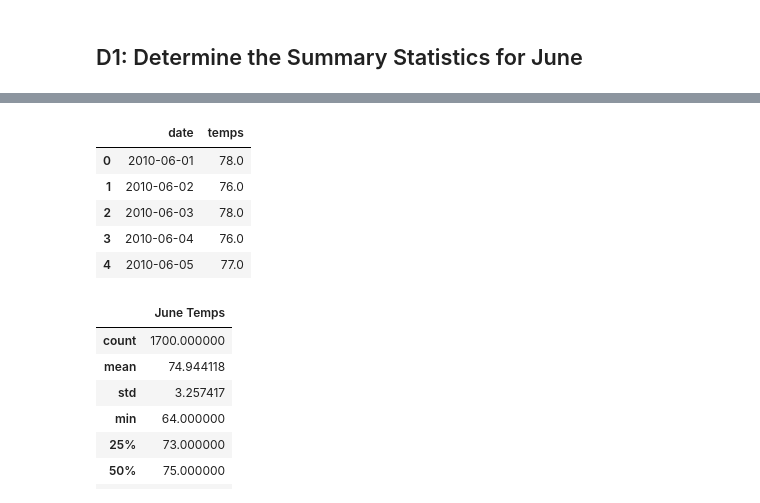
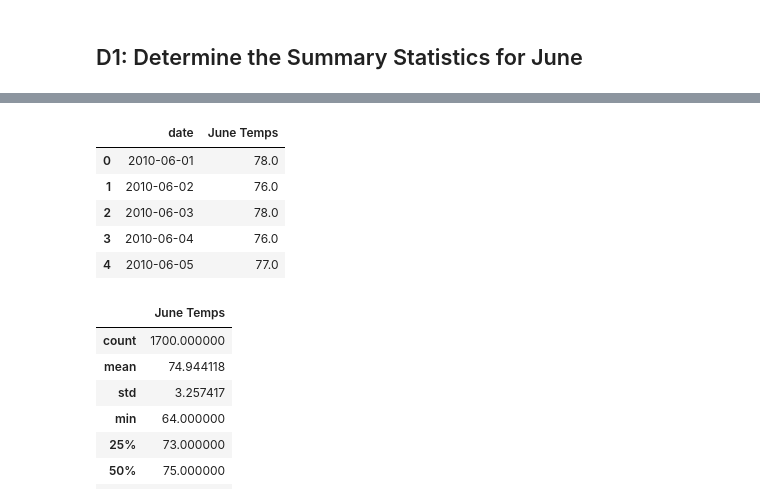
Before and after one commit to gabe1732/Surf_up, a Jupyter notebook: SurfsUp_Challenge.ipynb, the cells around one changed output, grey strips where cells are left out. Cells and saved outputs as stored; diff of their text form; code cells hidden in the pictures.

```diff
--- a/SurfsUp_Challenge.ipynb
+++ b/SurfsUp_Challenge.ipynb
@@ -10,8 +10,7 @@ from sqlalchemy.orm import Session
 from sqlalchemy import create_engine, func
 # %%
 #Path to sqlite... This is the bath the sqlite file is saved.. Databse_path is the variable we will use to save the path
-database_path = "C:/Users/Vyral/UCFBootcamp/Module_9_Challenge/Surf_up/hawaii.sqlite"
-engine = create_engine(f"sqlite:///{database_path}")
+engine = create_engine("sqlite:///hawaii.sqlite")
 
 # reflect an existing database into a new model
 Base = automap_base()
@@ -40,9 +55,9 @@ ArgumentError: Column expression or FROM clause expected, got [('2010-06-01', 78
 # %%
 # 4. Create a DataFrame from the list of temperatures for the month of June.
 df_june = pd.DataFrame(results_june, columns=["date","June Temps"])
-df.head()
+df_june.head()
 # %% [output]
-|  | date | temps |
+|  | date | June Temps |
 | 0 | 2010-06-01 | 78.0 |
 | 1 | 2010-06-02 | 76.0 |
 | 2 | 2010-06-03 | 78.0 |
```
Also changed, not shown: parts of 2 cells of this notebook.
